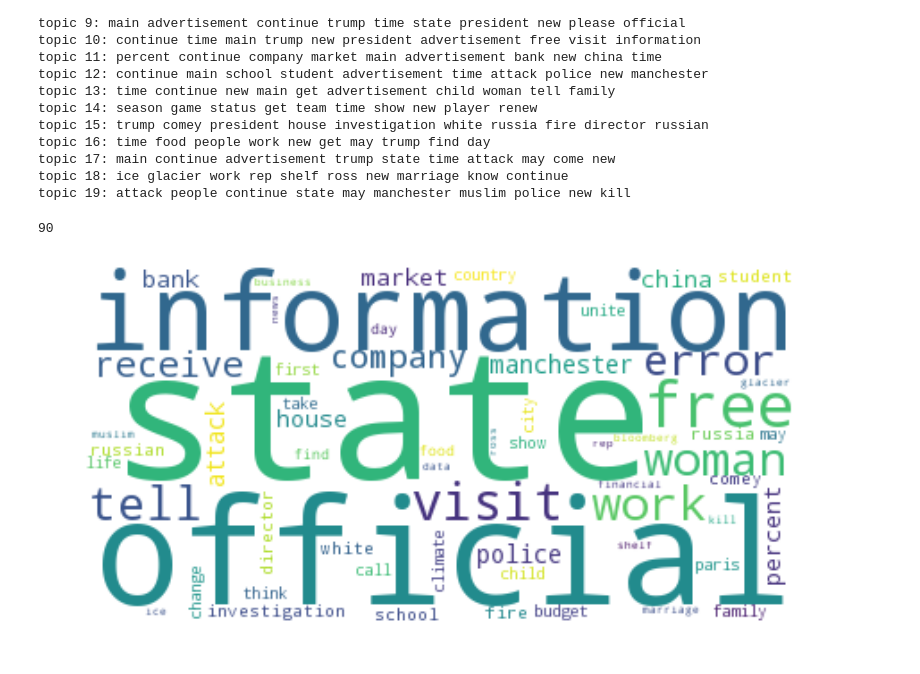
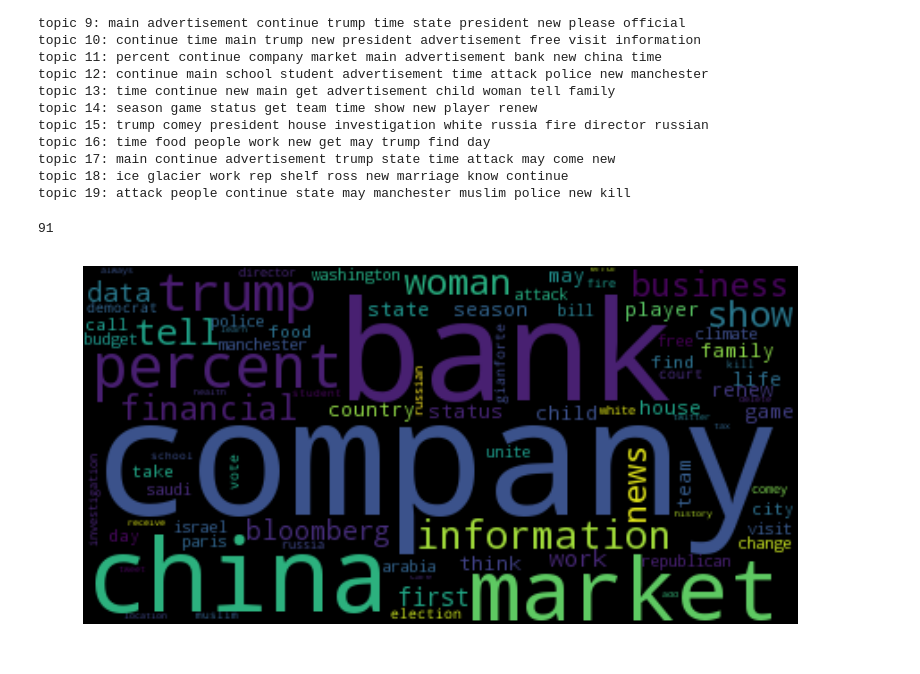
Before and after one commit to huangy22/NewsRecommender, a Jupyter notebook: 3_topics_extraction_with_lda.ipynb, the cells around one changed output. Saved outputs shown, nothing was run; the diff lists cells and outputs as text; code cells hidden in the pictures.

```diff
--- a/3_topics_extraction_with_lda.ipynb
+++ b/3_topics_extraction_with_lda.ipynb
@@ -342,7 +344,7 @@ group_topics = pickle.load(open('./data/group_lda_bow_topics.pkl', 'rb'))
 sns.set_context("poster")
 fig, ax = plt.subplots()
 width = 0.13
-colors = ['blue', 'red', 'yellow', 'green', 'purple', 'cyan']
+colors = ["#3366cc", "#dc3912", "#ff9900", "#109618", "#990099", "#7a5230"]
 with sns.axes_style("darkgrid"):
     for i in range(6):
         position = [j+i*width for j in range(num_topics)]
@@ -358,0 +411,26 @@ with sns.axes_style("darkgrid"):
+# %%
+sns.set_context("poster")
+plt.figure()
+group = 0
+topics = to_full_vec(group_topics[group], num_topics)
+print topics
+sorted_topics = np.zeros((2, num_topics))
+for i in range(num_topics):
+    sorted_topics[0, i] = topics[idx_sorted[i]]
+
+group = 3
+topics = to_full_vec(group_topics[group], num_topics)
+for i in range(num_topics):
+    sorted_topics[1, i] = topics[idx_sorted[i]]
+
+sns.set_context("poster")
+with sns.axes_style("darkgrid"):
+    plt.barh(range(num_topics)[::-1], sorted_topics[0,:], label="group "+str(0), color=colors[0], align='center')
+    plt.barh(range(num_topics)[::-1], -sorted_topics[1,:], label="group "+str(3), color=colors[3], align='center')
+    plt.xlabel("Probability")
+    plt.yticks([i for i in range(num_topics)], ["topic "+str(i+1) for i in range(num_topics)[::-1]])
+    plt.xticks([-0.4,-0.2, 0.0, 0.2, 0.4], [0.4, 0.2, 0.0, 0.2, 0.4])
+    plt.xlim(-0.5, 0.5)
+    plt.title("Topic Probability Distribution in User Group 0 and 3")
+    plt.legend()
+    plt.show()
@@ -359,12 +440,16 @@ with sns.axes_style("darkgrid"):
 # %%
 sns.set_context("poster")
 plt.figure()
-group = 1
+group = 3
+topics = to_full_vec(group_topics[group], num_topics)
+sorted_topics = np.zeros(num_topics)
+for i in range(num_topics):
+    sorted_topics[i] = topics[idx_sorted[i]]
 with sns.axes_style("darkgrid"):
-    plt.bar(position, to_full_vec(group_topics[group], num_topics), 0.5, label="group "+str(group), color=colors[group])
+    plt.bar(range(num_topics), sorted_topics, width = 0.8, label="group "+str(group), color=colors[group])
     plt.xlabel("Topics")
     plt.ylabel("Probability Distribution")
-    plt.xticks([i-0.2 for i in range(num_topics)], ["topic "+str(i) for i in range(num_topics)], rotation=60)
+    plt.xticks([i-0.2 for i in range(num_topics)], ["topic "+str(i+1) for i in range(num_topics)], rotation=60)
     plt.ylim(0, 0.5)
     plt.legend()
     plt.show()
@@ -411,7 +482,7 @@ topic 17: main continue advertisement trump state time attack may come new
 topic 18: ice glacier work rep shelf ross new marriage know continue
 topic 19: attack people continue state may manchester muslim police new kill
 # %%
-group = 1
+group = 0
 group_topics = pickle.load(open('./data/group_lda_bow_topics.pkl', 'rb'))
 topic_vec = to_full_vec(group_topics[group], num_topics)
 dict_words = {}
@@ -424,29 +495,28 @@ for i in range(num_topics):
 # %%
 import matplotlib.pyplot as plt
 from wordcloud import WordCloud, STOPWORDS
 stopwords = set(STOPWORDS)
 stopwords.add("new")
 stopwords.add("time")
 stopwords.add("main")
 stopwords.add("continue")
 stopwords.add("please")
 stopwords.add("president")
 stopwords.add("advertisement")
 stopwords.add("know")
 stopwords.add("people")
-stopwords.add("trump")
 
 for word in stopwords:
     if word in dict_words:
         dict_words.pop(word, None)
 print len(dict_words)
 
-wordcloud = WordCloud(background_color="white")
+wordcloud = WordCloud(background_color="black")
 wordcloud.generate_from_frequencies(frequencies=dict_words)
 plt.figure()
 plt.imshow(wordcloud, interpolation="bilinear")
 plt.axis("off")
 plt.show()
 # %% [output]
-90
+91
-[figure, old version]
+[figure, new version]
```
Also changed, not shown: parts of 8 cells of this notebook, 16 other files.
